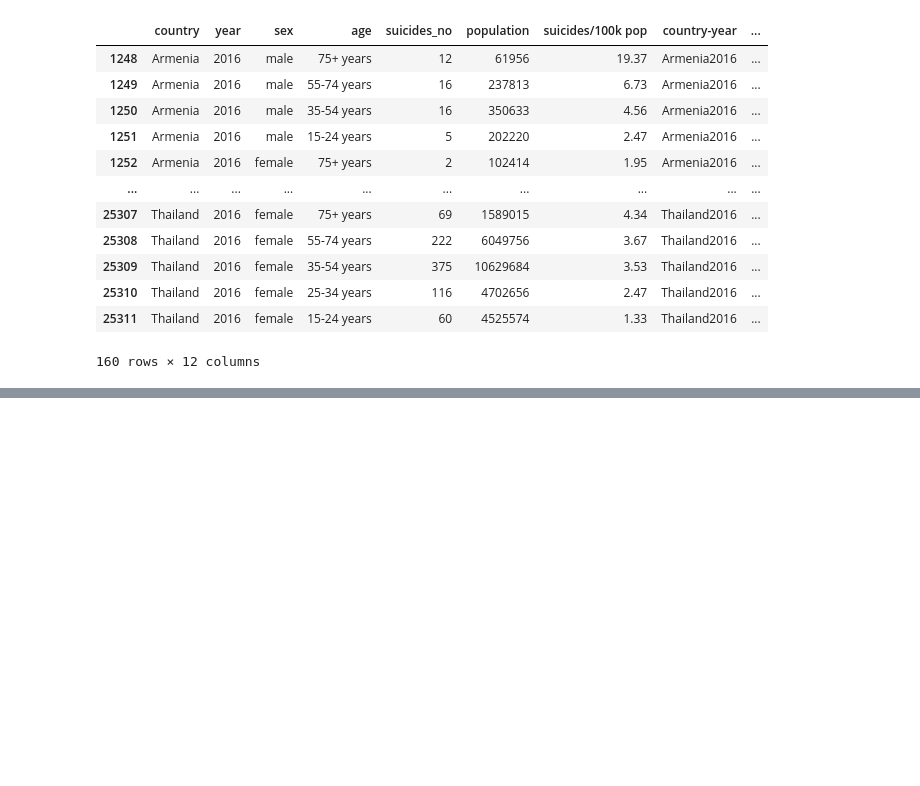
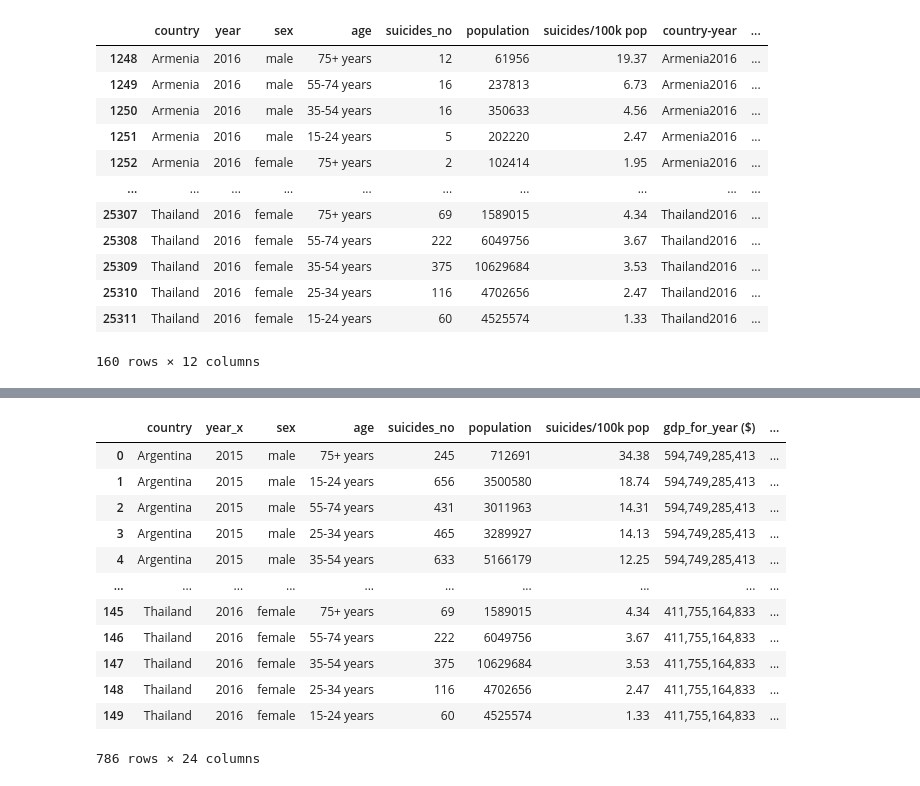
Before and after one commit to lake-walker/ETL-project, a Jupyter notebook: Untitled.ipynb, the cells around one changed output, grey strips where cells are left out. Saved outputs shown, nothing was run; the diff lists cells and outputs as text; code cells hidden in the pictures; blank space fills up the shorter version.

```diff
--- a/Untitled.ipynb
+++ b/Untitled.ipynb
@@ -190,2 +182,18 @@ See the caveats in the documentation: https://pandas.pydata.org/pandas-docs/stab
+# %%
+full_data
+# %% [output]
+|  | country | year_x | sex | age | suicides_no | population | suicides/100k pop | gdp_for_year ($) | ... |
+| 0 | Argentina | 2015 | male | 75+ years | 245 | 712691 | 34.38 | 594,749,285,413 | ... |
+| 1 | Argentina | 2015 | male | 15-24 years | 656 | 3500580 | 18.74 | 594,749,285,413 | ... |
+| 2 | Argentina | 2015 | male | 55-74 years | 431 | 3011963 | 14.31 | 594,749,285,413 | ... |
+| 3 | Argentina | 2015 | male | 25-34 years | 465 | 3289927 | 14.13 | 594,749,285,413 | ... |
+| 4 | Argentina | 2015 | male | 35-54 years | 633 | 5166179 | 12.25 | 594,749,285,413 | ... |
+| ... | ... | ... | ... | ... | ... | ... | ... | ... | ... |
+| 145 | Thailand | 2016 | female | 75+ years | 69 | 1589015 | 4.34 | 411,755,164,833 | ... |
+| 146 | Thailand | 2016 | female | 55-74 years | 222 | 6049756 | 3.67 | 411,755,164,833 | ... |
+| 147 | Thailand | 2016 | female | 35-54 years | 375 | 10629684 | 3.53 | 411,755,164,833 | ... |
+| 148 | Thailand | 2016 | female | 25-34 years | 116 | 4702656 | 2.47 | 411,755,164,833 | ... |
+| 149 | Thailand | 2016 | female | 15-24 years | 60 | 4525574 | 1.33 | 411,755,164,833 | ... |
+786 rows × 24 columns
 # %%
 # Create ids for year
```
Also changed, not shown: parts of 13 cells of this notebook.
